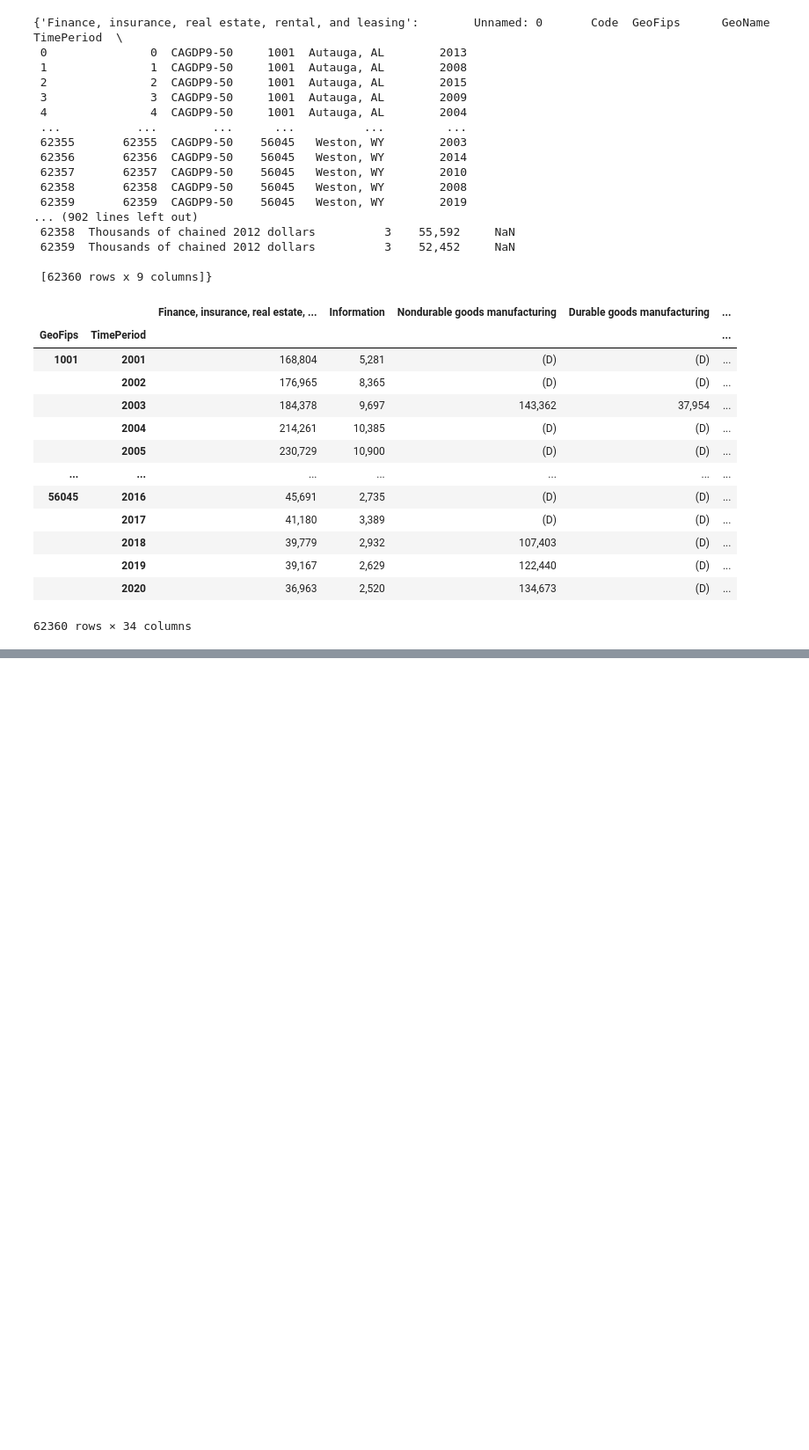
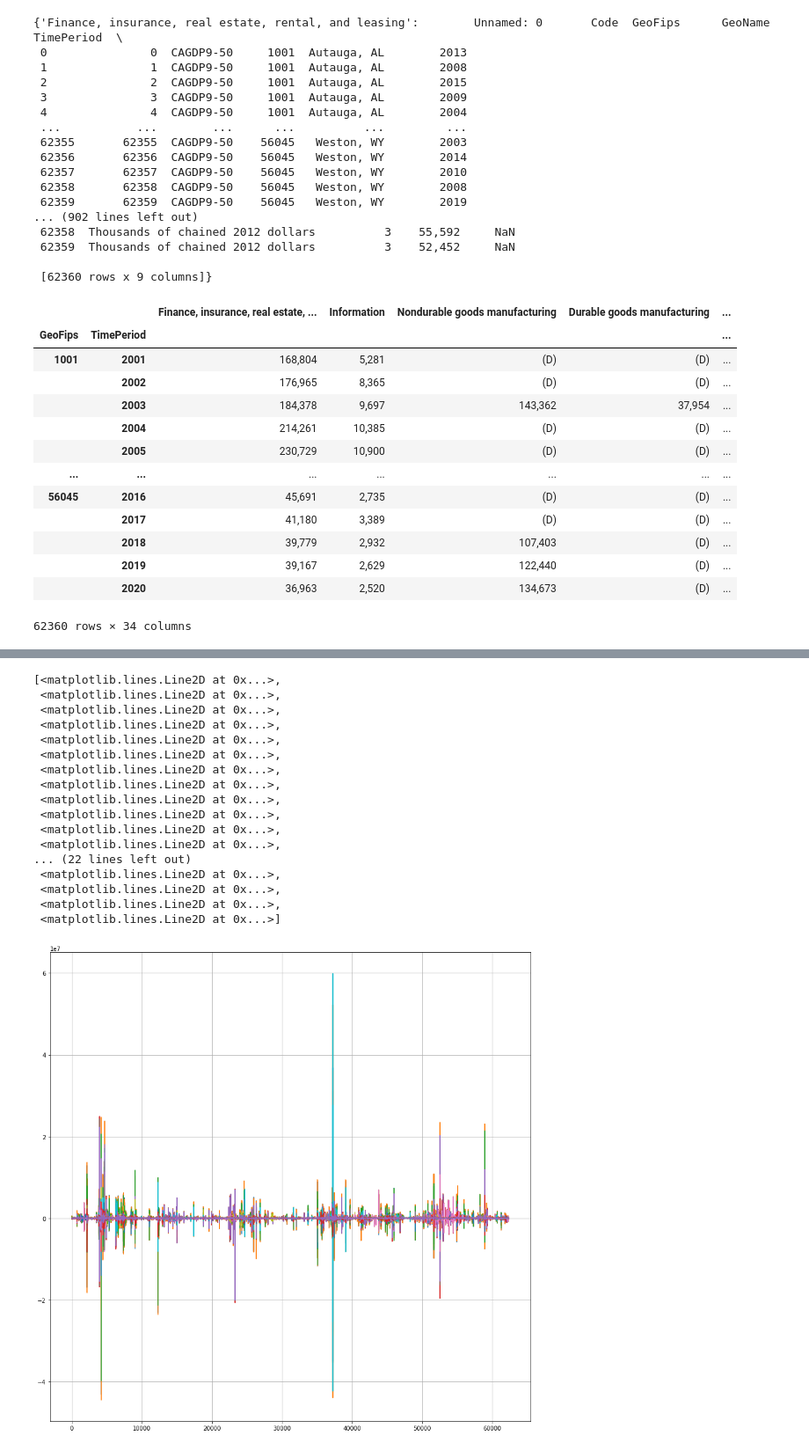
Before and after one commit to priyankadavis/Projects, a Jupyter notebook: BEA County GDP Decomposed For Priyanka.ipynb, the cells around one changed output, grey strips where cells are left out. Shown: that part at 88% size. Drawn from its saved outputs; the diff is of its cells as text; code cells hidden in the pictures; blank space fills up the shorter version.

```diff
--- a/BEA County GDP Decomposed For Priyanka.ipynb
+++ b/BEA County GDP Decomposed For Priyanka.ipynb
@@ -463,2 +288,0 @@ full_df.rolling(window=1, min_periods=None, center=False, win_type=None, on=None
-# %%
-full_df["Rolling Avgerage Utilities "] = full_df.reset_index().groupby(["GeoFips"]).rolling(4).mean()[Utilities]
@@ -470,0 +492,6 @@ KeyError: "None of [Float64Index([ 23121.0,  53320.0,  57076.0,  94578.0,  74428
+# %%
+full_df["Rolling Avgerage Utilities"] = full_df.reset_index().groupby(["GeoFips"]).rolling(4).mean()["Utilities"]
+# %%
+full_df["Rolling Avgerage Mining, quarrying, and oil and gas extraction"] = full_df.reset_index().groupby(["GeoFips"]).rolling(4).mean()["Mining, quarrying, and oil and gas extraction"]
+# %%
+full_df["Rolling Avgerage Agriculture, forestry, fishing and hunting"] = full_df.reset_index().groupby(["GeoFips"]).rolling(4).mean()["Agriculture, forestry, fishing and hunting"]
@@ -470,0 +514,23 @@ KeyError: "None of [Float64Index([ 23121.0,  53320.0,  57076.0,  94578.0,  74428
+# %%
+plt.figure(figsize=[15,15])
+plt.grid(True)
+plt.plot(full_df.reset_index().groupby(["GeoFips"]).diff())
+# %% [output]
+[<matplotlib.lines.Line2D at 0x...>,
+ <matplotlib.lines.Line2D at 0x...>,
+ <matplotlib.lines.Line2D at 0x...>,
+ <matplotlib.lines.Line2D at 0x...>,
+ <matplotlib.lines.Line2D at 0x...>,
+ <matplotlib.lines.Line2D at 0x...>,
+ <matplotlib.lines.Line2D at 0x...>,
+ <matplotlib.lines.Line2D at 0x...>,
+ <matplotlib.lines.Line2D at 0x...>,
+ <matplotlib.lines.Line2D at 0x...>,
+ <matplotlib.lines.Line2D at 0x...>,
+ <matplotlib.lines.Line2D at 0x...>,
+... (22 lines left out)
+ <matplotlib.lines.Line2D at 0x...>,
+ <matplotlib.lines.Line2D at 0x...>,
+ <matplotlib.lines.Line2D at 0x...>,
+ <matplotlib.lines.Line2D at 0x...>]
+[figure, added]
```
Also changed, not shown: parts of 32 cells of this notebook.
